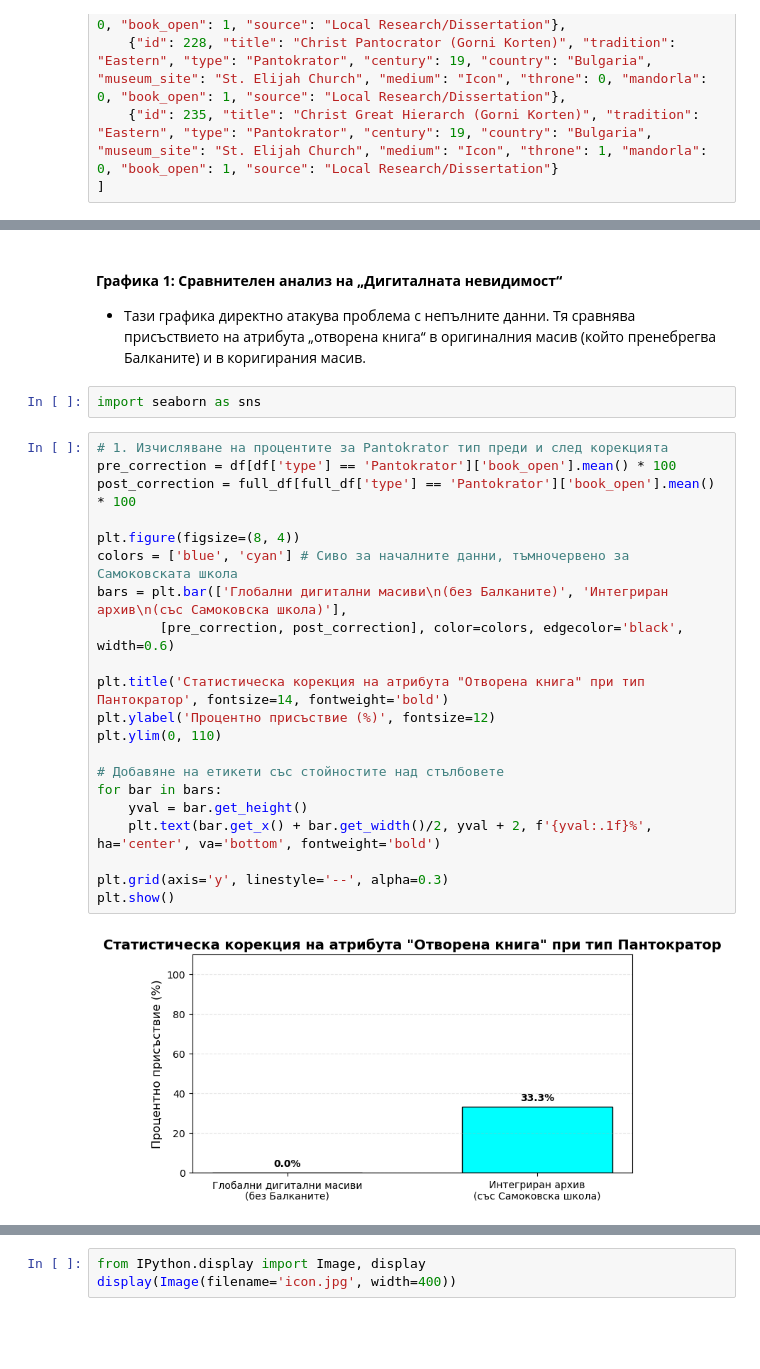
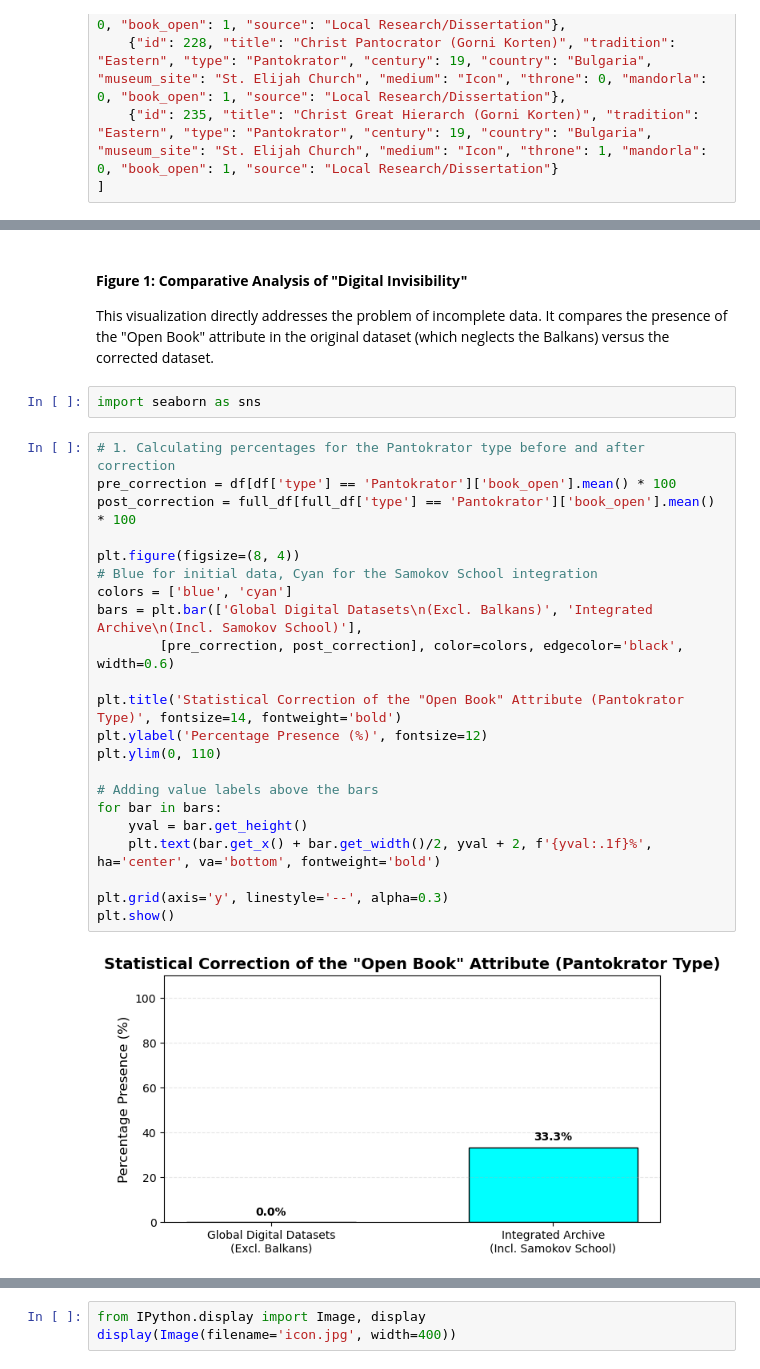
Before and after one commit to DesislavaSGeorgieva/Samokov-Art-Analysis, a Jupyter notebook: Pantokrator_Analysis.ipynb, the cells around one changed output, grey strips where cells are left out. Cells and saved outputs as stored; diff of their text form; blank space fills up the shorter version.

```diff
--- a/Pantokrator_Analysis.ipynb
+++ b/Pantokrator_Analysis.ipynb
@@ -189,32 +194,33 @@ full_df
 | 64 | 235 | Christ Great Hierarch (Gorni Korten) | Eastern | Pantokrator | 19 | Bulgaria | St. Elijah Church | Icon | 1 | 0 | ... |
 65 rows × 13 columns
 # %% [markdown]
-#### **Графика 1: Сравнителен анализ на „Дигиталната невидимост“**
+#### **Figure 1: Comparative Analysis of "Digital Invisibility"**
 
-- Тази графика директно атакува проблема с непълните данни. Тя сравнява присъствието на атрибута „отворена книга“ в оригиналния масив (който пренебрегва Балканите) и в коригирания масив.
+This visualization directly addresses the problem of incomplete data. It compares the presence of the "Open Book" attribute in the original dataset (which neglects the Balkans) versus the corrected dataset.
 # %%
 import seaborn as sns
 # %%
-# 1. Изчисляване на процентите за Pantokrator тип преди и след корекцията
+# 1. Calculating percentages for the Pantokrator type before and after correction
 pre_correction = df[df['type'] == 'Pantokrator']['book_open'].mean() * 100
 post_correction = full_df[full_df['type'] == 'Pantokrator']['book_open'].mean() * 100
 
 plt.figure(figsize=(8, 4))
-colors = ['blue', 'cyan'] # Сиво за началните данни, тъмночервено за Самоковската школа
-bars = plt.bar(['Глобални дигитални масиви\n(без Балканите)', 'Интегриран архив\n(със Самоковска школа)'],
+# Blue for initial data, Cyan for the Samokov School integration
+colors = ['blue', 'cyan']
+bars = plt.bar(['Global Digital Datasets\n(Excl. Balkans)', 'Integrated Archive\n(Incl. Samokov School)'],
         [pre_correction, post_correction], color=colors, edgecolor='black', width=0.6)
 
-plt.title('Статистическа корекция на атрибута "Отворена книга" при тип Пантократор', fontsize=14, fontweight='bold')
-plt.ylabel('Процентно присъствие (%)', fontsize=12)
+plt.title('Statistical Correction of the "Open Book" Attribute (Pantokrator Type)', fontsize=14, fontweight='bold')
+plt.ylabel('Percentage Presence (%)', fontsize=12)
 plt.ylim(0, 110)
 
-# Добавяне на етикети със стойностите над стълбовете
+# Adding value labels above the bars
 for bar in bars:
     yval = bar.get_height()
     plt.text(bar.get_x() + bar.get_width()/2, yval + 2, f'{yval:.1f}%', ha='center', va='bottom', fontweight='bold')
 
 plt.grid(axis='y', linestyle='--', alpha=0.3)
 plt.show()
 # %% [output]
-[figure, old version]
+[figure, new version]
 # %% [markdown]
```
Also changed, not shown: parts of 34 cells of this notebook.
